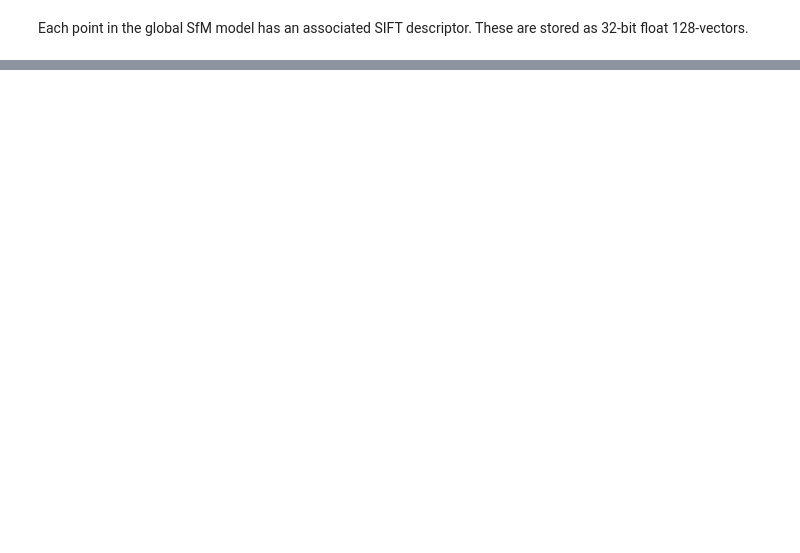
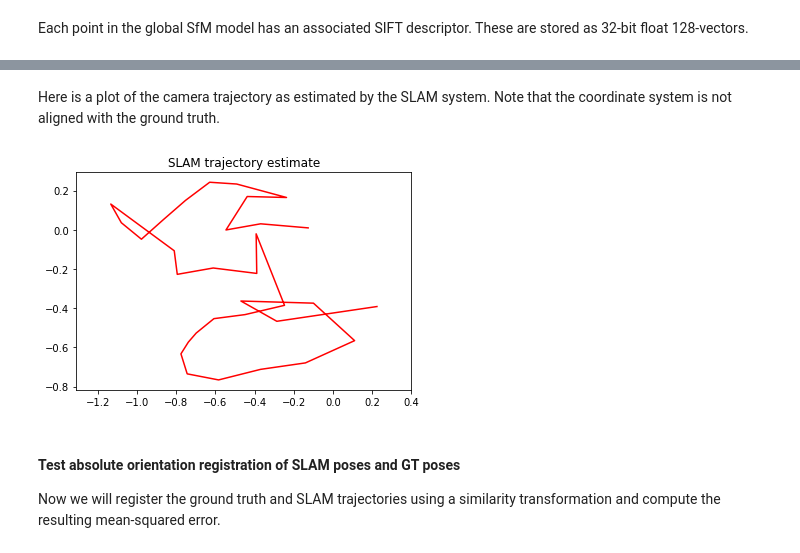
Before and after one commit to jonathanventura/sfm-alignment-dataset, a Jupyter notebook: Demo.ipynb, the cells around one changed output, grey strips where cells are left out. Saved outputs shown, nothing was run; the diff lists cells and outputs as text; code cells hidden in the pictures; blank space fills up the shorter version.

Commit message:
Added absolute orientation registration to demo notebook

```diff
--- a/Demo.ipynb
+++ b/Demo.ipynb
@@ -33,0 +112,14 @@ descriptors = descriptors.reshape([-1,128])
+# %% [markdown]
+Here is a plot of the camera trajectory as estimated by the SLAM system.  Note that the coordinate system is not aligned with the ground truth.
+# %%
+slam_c = np.stack([frame.slam_c for frame in frames])
+plt.plot(slam_c[:,0],slam_c[:,1],'r-')
+plt.axis('equal')
+plt.title('SLAM trajectory estimate')
+plt.show()
+# %% [output]
+[figure, added]
+# %% [markdown]
+#### Test absolute orientation registration of SLAM poses and GT poses
+
+Now we will register the ground truth and SLAM trajectories using a similarity transformation and compute the resulting mean-squared error.
```
Also changed, not shown: parts of 15 cells of this notebook.
